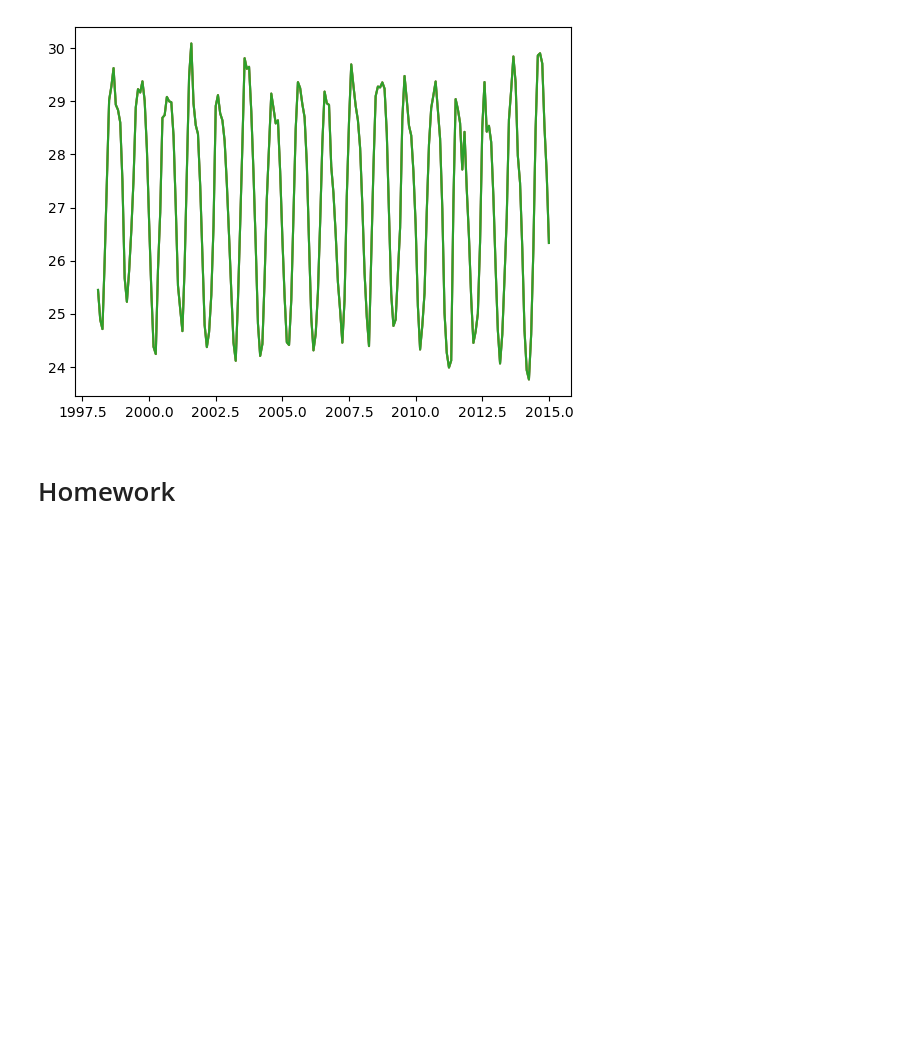
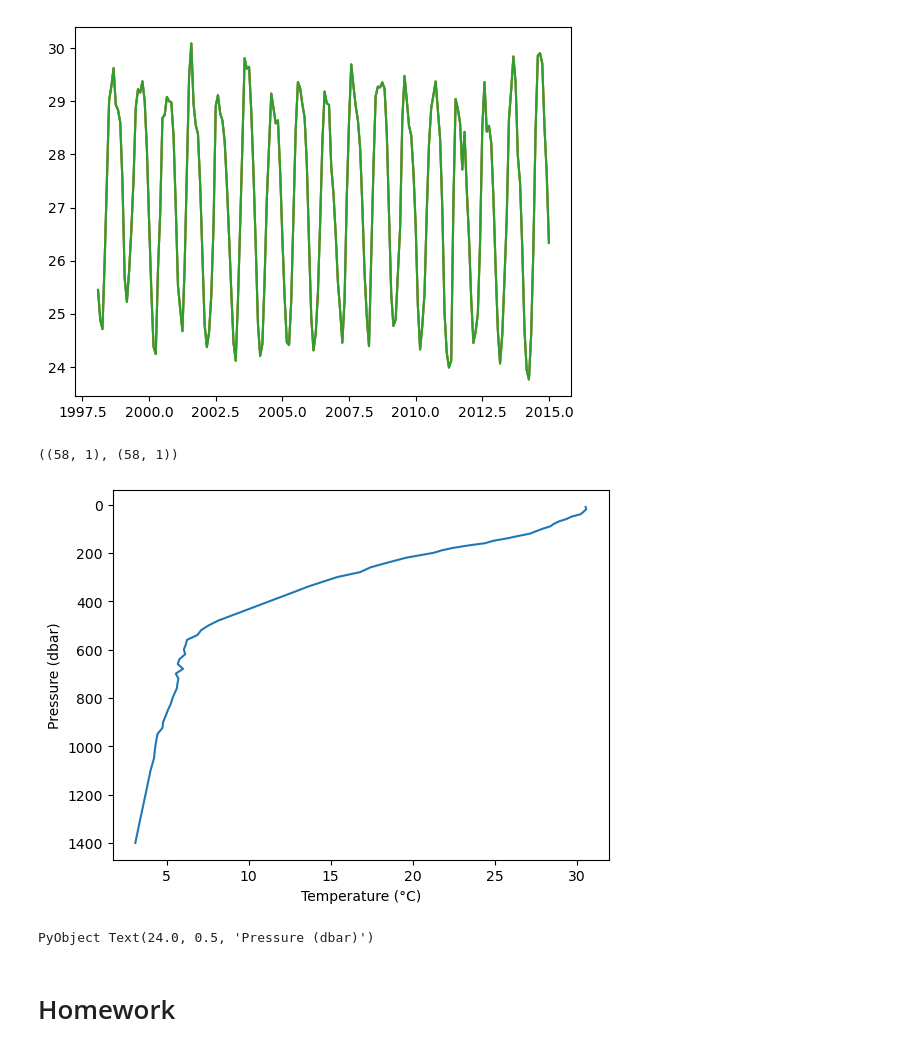
Before and after one commit to Xiang990293/julia-ntou, a Jupyter notebook: julia/hw10.ipynb, the cells around one changed output. Cells and saved outputs as stored; diff of their text form; code cells hidden in the pictures; blank space fills up the shorter version.

```diff
--- a/julia/hw10.ipynb
+++ b/julia/hw10.ipynb
@@ -76,6 +76,28 @@ close(plotsst)
 display(gcf())
 # %% [output]
 [figure]
+# %%
+using NetCDF
+
+file = "user\\argo-profiles.nc"
+# info = ncinfo(file)
+# print(info)
+temp = ncread(file, "TEMP")
+pres = ncread(file, "PRES")
+
+size(temp), size(pres)
+# %% [output]
+((58, 1), (58, 1))
+# %%
+using PyPlot
+
+plot(temp, pres)
+gca().invert_yaxis()
+xlabel("Temperature (°C)")
+ylabel("Pressure (dbar)")
+# %% [output]
+[figure, added]
+PyObject Text(24.0, 0.5, 'Pressure (dbar)')
 # %% [markdown]
 # Homework
 # %%
```
